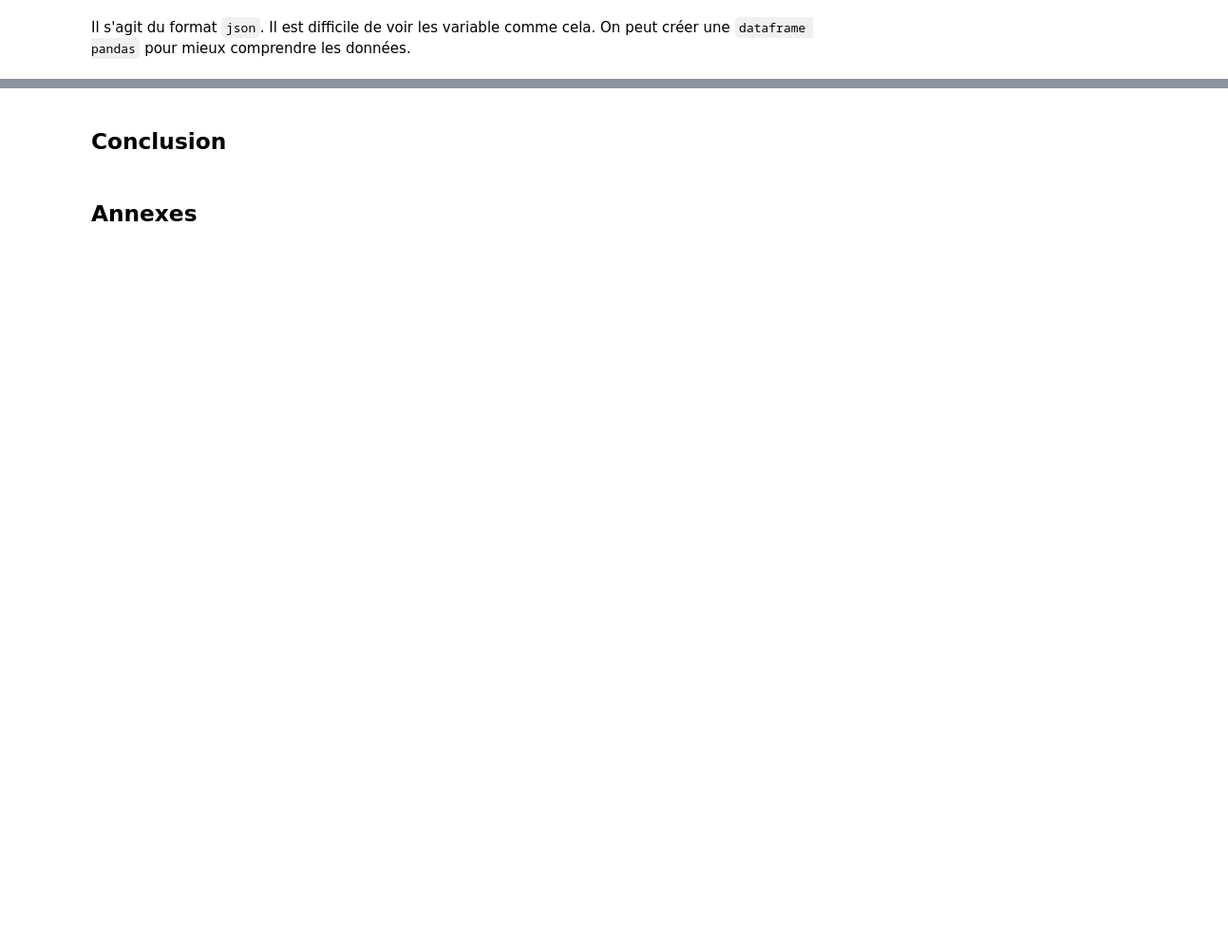
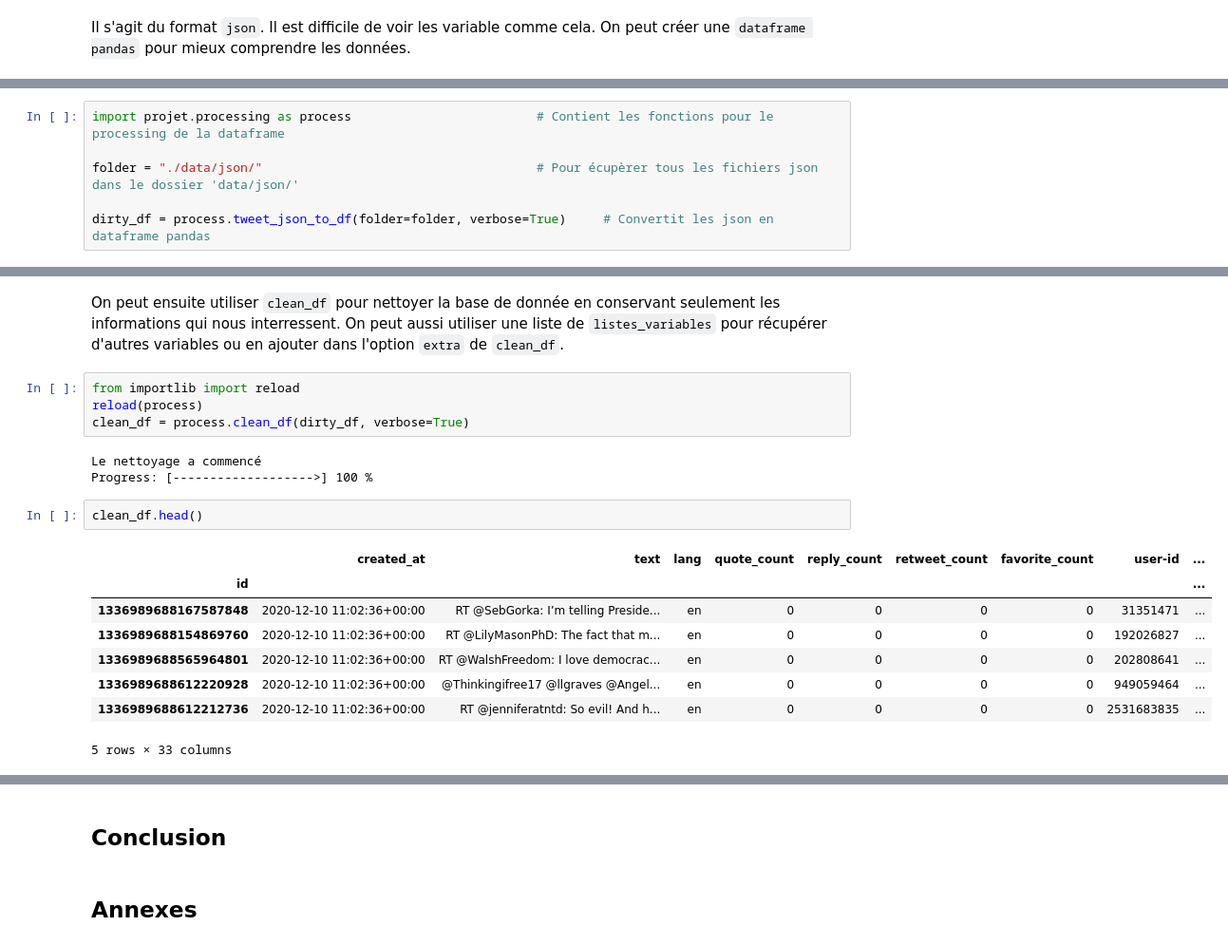
Before and after one commit to gwatkinson/projet-python-twitter, a Jupyter notebook: notebook_final.ipynb, the cells around one changed output, grey strips where cells are left out. Shown: that part at 95% size. Saved outputs shown, nothing was run; the diff lists cells and outputs as text; blank space fills up the shorter version.

Commit message:
Ajout de preprocessing

```diff
--- a/notebook_final.ipynb
+++ b/notebook_final.ipynb
@@ -134,0 +164,6 @@ Colonnes :  ['created_at', 'id', 'id_str', 'text', 'source', 'truncated', 'in_re
+# %%
+import projet.processing as process                         # Contient les fonctions pour le processing de la dataframe
+
+folder = "./data/json/"                                     # Pour écupèrer tous les fichiers json dans le dossier 'data/json/'
+
+dirty_df = process.tweet_json_to_df(folder=folder, verbose=True)     # Convertit les json en dataframe pandas
@@ -134,0 +192,20 @@ Colonnes :  ['created_at', 'id', 'id_str', 'text', 'source', 'truncated', 'in_re
+# %% [markdown]
+On peut ensuite utiliser `clean_df` pour nettoyer la base de donnée en conservant seulement les informations qui nous interressent. On peut aussi utiliser une liste de `listes_variables` pour récupérer d'autres variables ou en ajouter dans l'option `extra` de `clean_df`.
+# %%
+from importlib import reload
+reload(process)
+clean_df = process.clean_df(dirty_df, verbose=True)
+# %% [output]
+Le nettoyage a commencé
+Progress: [------------------->] 100 %
+# %%
+clean_df.head()
+# %% [output]
+|  | created_at | text | lang | quote_count | reply_count | retweet_count | favorite_count | user-id | ... |
+| id |  |  |  |  |  |  |  |  | ... |
+| 1336989688167587848 | 2020-12-10 11:02:36+00:00 | RT @SebGorka: I’m telling Preside... | en | 0 | 0 | 0 | 0 | 31351471 | ... |
+| 1336989688154869760 | 2020-12-10 11:02:36+00:00 | RT @LilyMasonPhD: The fact that m... | en | 0 | 0 | 0 | 0 | 192026827 | ... |
+| 1336989688565964801 | 2020-12-10 11:02:36+00:00 | RT @WalshFreedom: I love democrac... | en | 0 | 0 | 0 | 0 | 202808641 | ... |
+| 1336989688612220928 | 2020-12-10 11:02:36+00:00 | @Thinkingifree17 @llgraves @Angel... | en | 0 | 0 | 0 | 0 | 949059464 | ... |
+| 1336989688612212736 | 2020-12-10 11:02:36+00:00 | RT @jenniferatntd: So evil! And h... | en | 0 | 0 | 0 | 0 | 2531683835 | ... |
+5 rows × 33 columns
```
Also changed, not shown: parts of 19 cells of this notebook.
